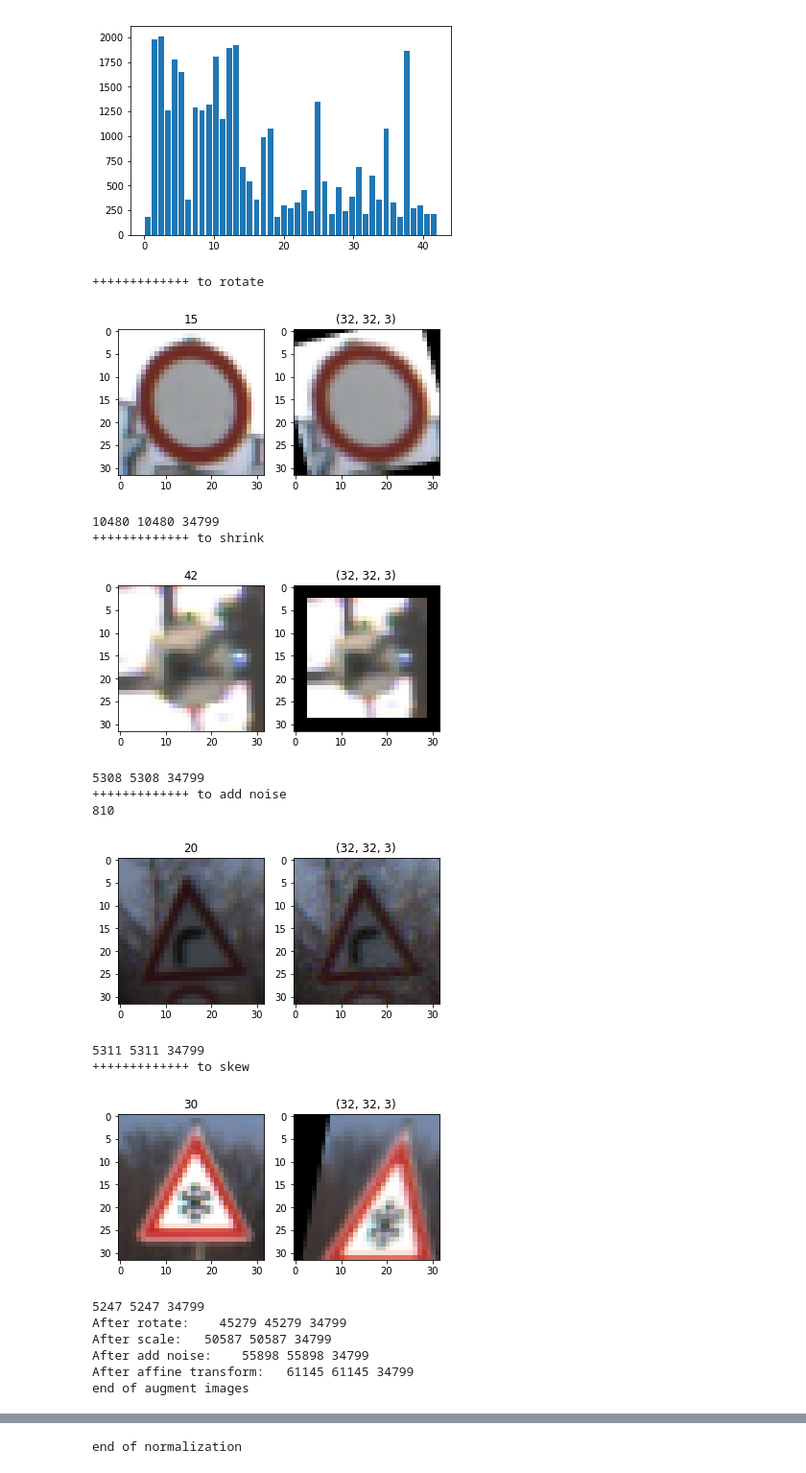
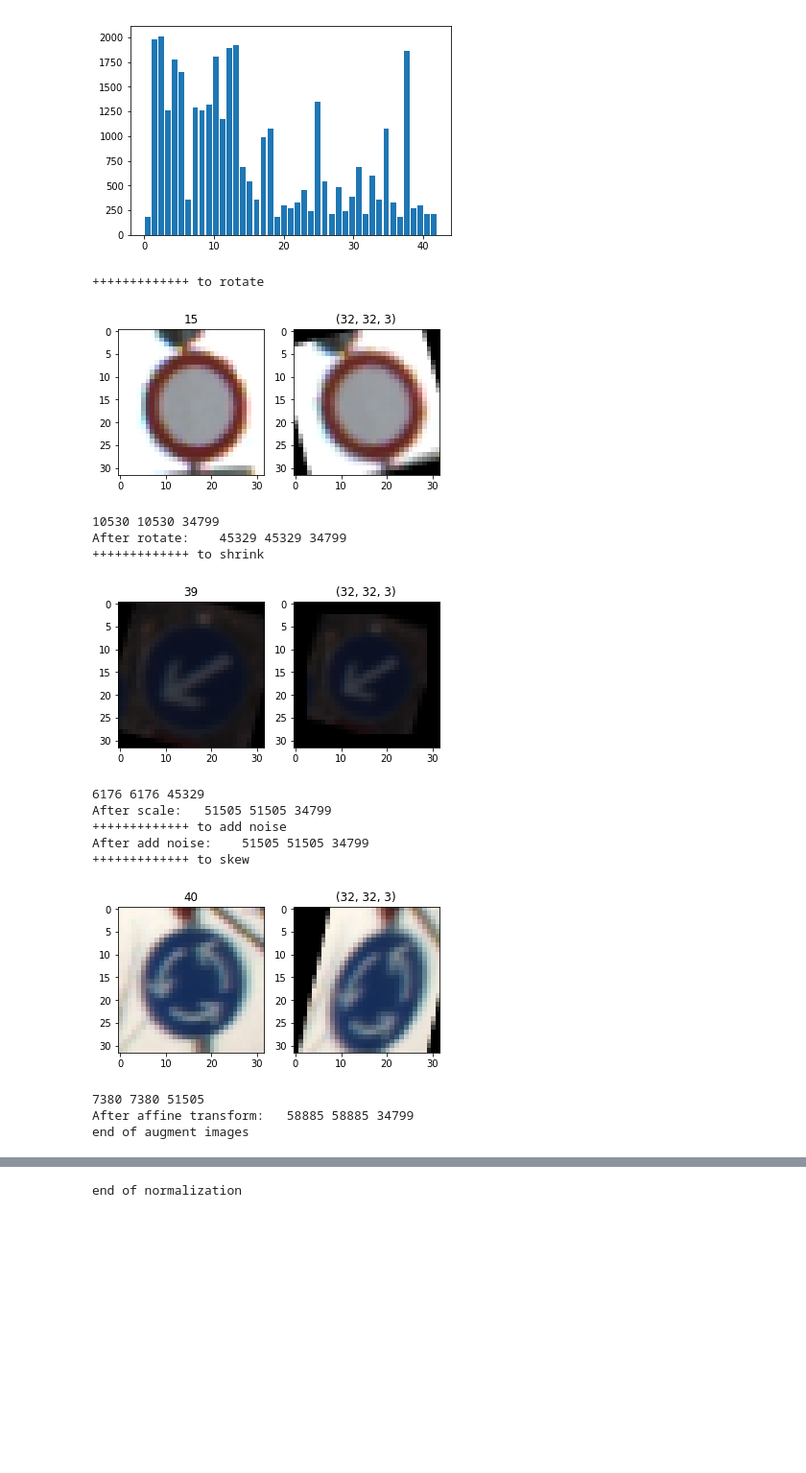
Before and after one commit to chengzg/Traffic_Sign_Classifier, a Jupyter notebook: Traffic_Sign_Classifier.ipynb, the cells around one changed output, grey strips where cells are left out. Shown at 96% size. Drawn from its saved outputs; the diff is of its cells as text; code cells hidden in the pictures; blank space fills up the shorter version.

```diff
--- a/Traffic_Sign_Classifier.ipynb
+++ b/Traffic_Sign_Classifier.ipynb
@@ -249,7 +250,7 @@ def shear_images(input_train_images, output_train_images):
 
     rows, cols, ch = input_train_images[0].shape
     pts1 = np.float32([[0,0],[8 ,0],[0,8]])
-    pts2 = np.float32([[8,0],[16,0],[6,10]])
+    pts2 = np.float32([[8,0],[15,0],[6,9]])
     M = cv2.getAffineTransform(pts1, pts2)
     affined_images_input = []
     affined_images_output = []
@@ -394,52 +395,48 @@ plt.show()
 # %%
 #To Augment The input images
 
 original_size = len(X_train)
 print("+++++++++++++ to rotate")
 rotated_x_train, rotated_y_train = rotate_train_images(X_train, y_train)
-print("+++++++++++++ to shrink")
-shrinked_x_train, shrinked_y_train = scale_train_images(X_train, y_train)
-print("+++++++++++++ to add noise")
-noisy_x_train, noisy_y_train = add_noise_train_images(X_train, y_train)
-print("+++++++++++++ to skew")
-skew_x_train, skew_y_train = shear_images(X_train, y_train)
-
 X_train = np.concatenate((X_train, rotated_x_train), axis=0)
 y_train = np.concatenate((y_train, rotated_y_train), axis=0)
 print("After rotate:   ", len(X_train), len(y_train), original_size)
 
+print("+++++++++++++ to shrink")
+shrinked_x_train, shrinked_y_train = scale_train_images(X_train, y_train)
 X_train = np.concatenate((X_train, shrinked_x_train), axis=0)
 y_train = np.concatenate((y_train, shrinked_y_train), axis=0)
 print("After scale:  ", len(X_train), len(y_train), original_size)
 
-X_train = np.concatenate((X_train, noisy_x_train), axis=0)
-y_train = np.concatenate((y_train, noisy_y_train), axis=0)
+print("+++++++++++++ to add noise")
+#noisy_x_train, noisy_y_train = add_noise_train_images(X_train, y_train)
+#X_train = np.concatenate((X_train, noisy_x_train), axis=0)
+#y_train = np.concatenate((y_train, noisy_y_train), axis=0)
 print("After add noise:   ", len(X_train), len(y_train), original_size)
 
+print("+++++++++++++ to skew")
+skew_x_train, skew_y_train = shear_images(X_train, y_train)
 X_train = np.concatenate((X_train, skew_x_train), axis=0)
 y_train = np.concatenate((y_train, skew_y_train), axis=0)
 print("After affine transform:  ", len(X_train), len(y_train), original_size)
 
 print("end of augment images")
 # %% [output]
 +++++++++++++ to rotate
-[figure, old version]
+[figure, new version]
-10480 10480 34799
+10530 10530 34799
+After rotate:    45329 45329 34799
 +++++++++++++ to shrink
-[figure, old version]
+[figure, new version]
-5308 5308 34799
+6176 6176 45329
+After scale:   51505 51505 34799
 +++++++++++++ to add noise
-810
+After add noise:    51505 51505 34799
++++++++++++++ to skew
-[figure, old version]
+[figure, new version]
-5311 5311 34799
-+++++++++++++ to skew
+7380 7380 51505
+After affine transform:   58885 58885 34799
+end of augment images
-[figure, removed]
-5247 5247 34799
-After rotate:    45279 45279 34799
-After scale:   50587 50587 34799
-After add noise:    55898 55898 34799
-After affine transform:   61145 61145 34799
-end of augment images
 # %%
 ### Data exploration visualization code goes here.
 ### Feel free to use as many code cells as needed.
```
Also changed, not shown: parts of 15 cells of this notebook, 6 other files.
